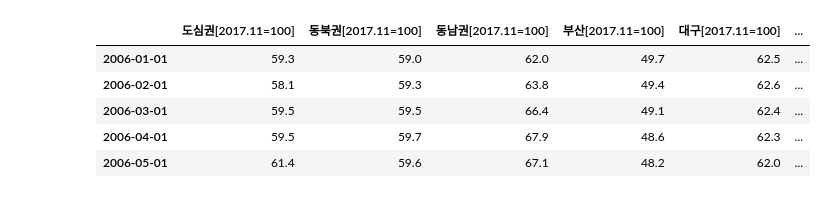
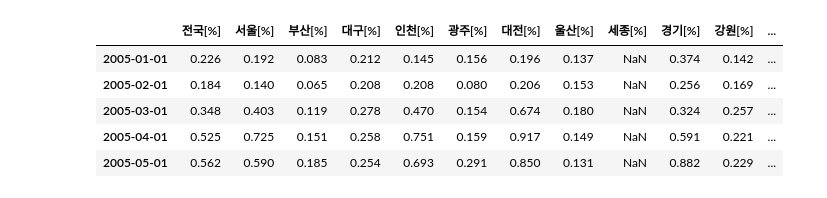
Before and after one commit to jaaaamj0711/DACON, a Jupyter notebook: 한국 부동산 데이터 시각화 경진대회/bo.ipynb, the cells around one changed output. Cells and saved outputs as stored; diff of their text form; code cells hidden in the pictures.

```diff
--- a/한국 부동산 데이터 시각화 경진대회/bo.ipynb
+++ b/한국 부동산 데이터 시각화 경진대회/bo.ipynb
@@ -9,12 +9,12 @@ import seaborn as sns
 
 plt.style.use(['classic'])
 # %%
-apart = pd.read_csv("/content/drive/MyDrive/open (2)/아파트 실거래가격지수.csv", index_col=0)
-apart.head()
+a = pd.read_csv("/content/drive/MyDrive/open (2)/지역별_지가변동률.csv", index_col=0)
+a.head()
 # %% [output]
-|  | 도심권[2017.11=100] | 동북권[2017.11=100] | 동남권[2017.11=100] | 부산[2017.11=100] | 대구[2017.11=100] | ... |
-| 2006-01-01 | 59.3 | 59.0 | 62.0 | 49.7 | 62.5 | ... |
-| 2006-02-01 | 58.1 | 59.3 | 63.8 | 49.4 | 62.6 | ... |
-| 2006-03-01 | 59.5 | 59.5 | 66.4 | 49.1 | 62.4 | ... |
-| 2006-04-01 | 59.5 | 59.7 | 67.9 | 48.6 | 62.3 | ... |
-| 2006-05-01 | 61.4 | 59.6 | 67.1 | 48.2 | 62.0 | ... |
+|  | 전국[%] | 서울[%] | 부산[%] | 대구[%] | 인천[%] | 광주[%] | 대전[%] | 울산[%] | 세종[%] | 경기[%] | 강원[%] | ... |
+| 2005-01-01 | 0.226 | 0.192 | 0.083 | 0.212 | 0.145 | 0.156 | 0.196 | 0.137 | NaN | 0.374 | 0.142 | ... |
+| 2005-02-01 | 0.184 | 0.140 | 0.065 | 0.208 | 0.208 | 0.080 | 0.206 | 0.153 | NaN | 0.256 | 0.169 | ... |
+| 2005-03-01 | 0.348 | 0.403 | 0.119 | 0.278 | 0.470 | 0.154 | 0.674 | 0.180 | NaN | 0.324 | 0.257 | ... |
+| 2005-04-01 | 0.525 | 0.725 | 0.151 | 0.258 | 0.751 | 0.159 | 0.917 | 0.149 | NaN | 0.591 | 0.221 | ... |
+| 2005-05-01 | 0.562 | 0.590 | 0.185 | 0.254 | 0.693 | 0.291 | 0.850 | 0.131 | NaN | 0.882 | 0.229 | ... |
```
Also changed, not shown: parts of 13 cells of this notebook.
